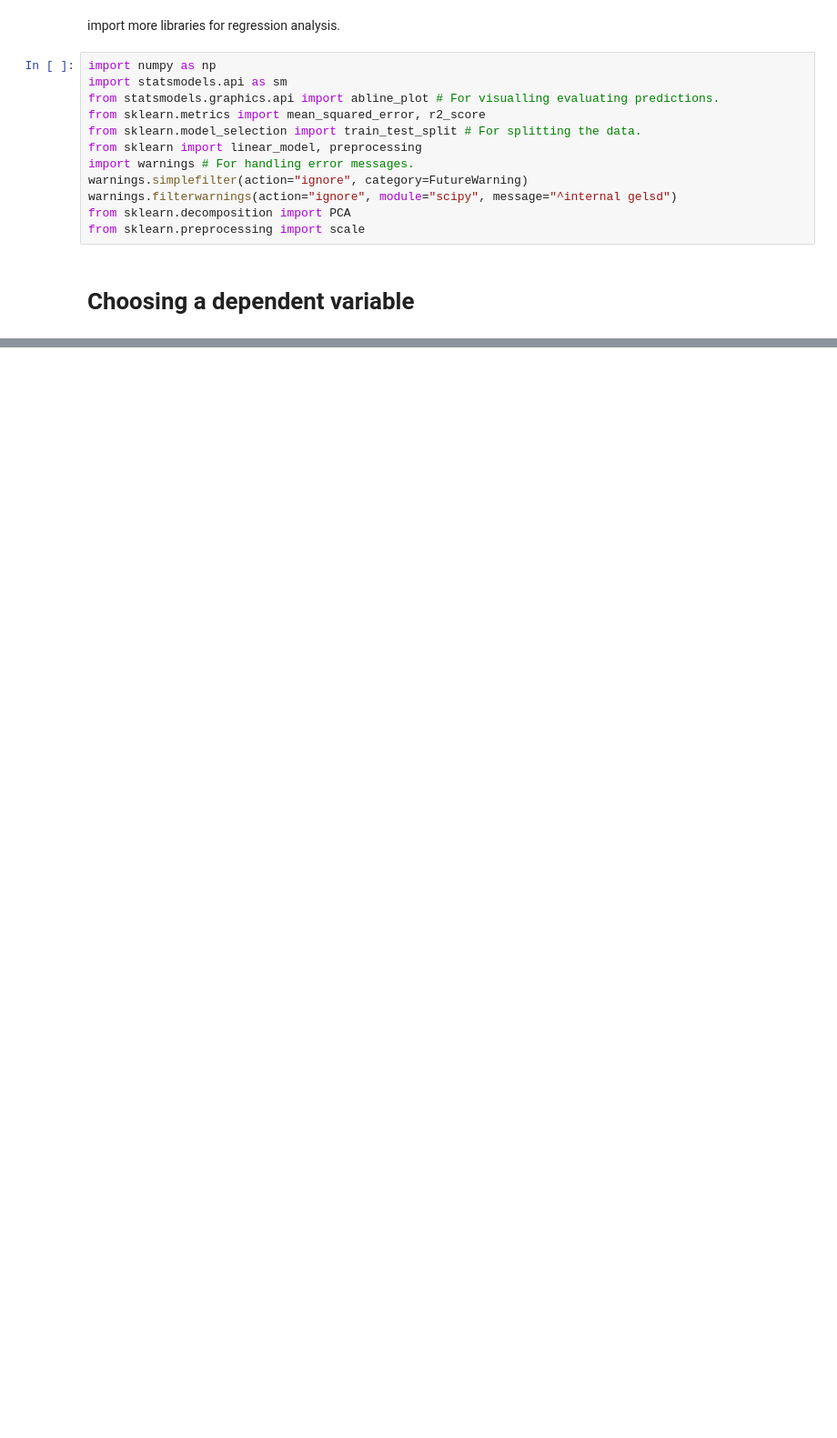
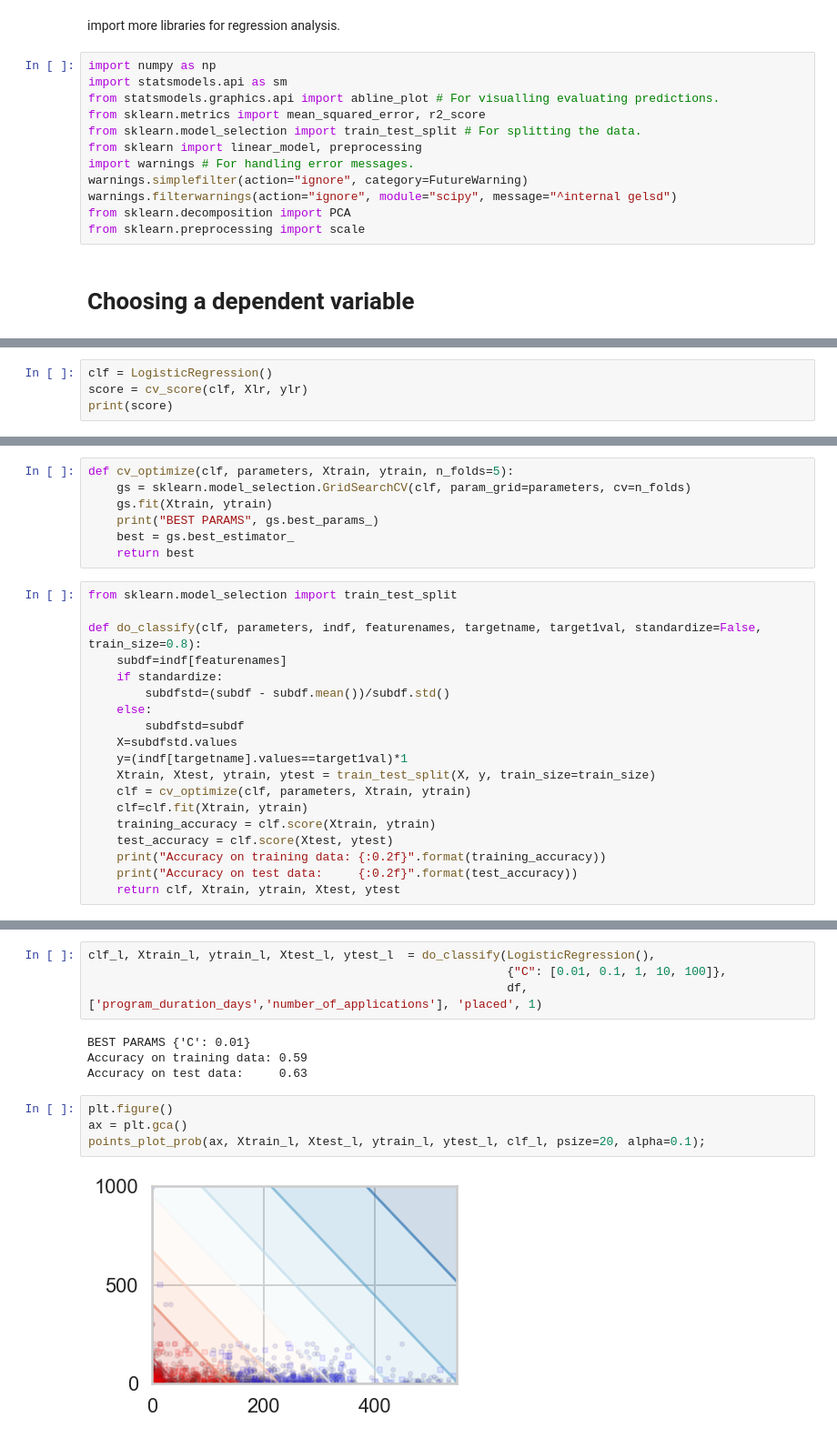
Before and after one commit to samokoye/Machine-Learning, a Jupyter notebook: Pathrise Business Analysis/Data Analysis for Pathrise Company.ipynb, the cells around one changed output, grey strips where cells are left out. Shown at 91% size. Saved outputs shown, nothing was run; the diff lists cells and outputs as text; blank space fills up the shorter version.

```diff
--- a/Pathrise Business Analysis/Data Analysis for Pathrise Company.ipynb
+++ b/Pathrise Business Analysis/Data Analysis for Pathrise Company.ipynb
@@ -326,0 +513,4 @@ The #2 is a linear regression progression problem and i will be using "program_d
+# %%
+clf = LogisticRegression()
+score = cv_score(clf, Xlr, ylr)
+print(score)
@@ -326,0 +564,26 @@ The #2 is a linear regression progression problem and i will be using "program_d
+# %%
+def cv_optimize(clf, parameters, Xtrain, ytrain, n_folds=5):
+    gs = sklearn.model_selection.GridSearchCV(clf, param_grid=parameters, cv=n_folds)
+    gs.fit(Xtrain, ytrain)
+    print("BEST PARAMS", gs.best_params_)
+    best = gs.best_estimator_
+    return best
+# %%
+from sklearn.model_selection import train_test_split
+
+def do_classify(clf, parameters, indf, featurenames, targetname, target1val, standardize=False, train_size=0.8):
+    subdf=indf[featurenames]
+    if standardize:
+        subdfstd=(subdf - subdf.mean())/subdf.std()
+    else:
+        subdfstd=subdf
+    X=subdfstd.values
+    y=(indf[targetname].values==target1val)*1
+    Xtrain, Xtest, ytrain, ytest = train_test_split(X, y, train_size=train_size)
+    clf = cv_optimize(clf, parameters, Xtrain, ytrain)
+    clf=clf.fit(Xtrain, ytrain)
+    training_accuracy = clf.score(Xtrain, ytrain)
+    test_accuracy = clf.score(Xtest, ytest)
+    print("Accuracy on training data: {:0.2f}".format(training_accuracy))
+    print("Accuracy on test data:     {:0.2f}".format(test_accuracy))
+    return clf, Xtrain, ytrain, Xtest, ytest
@@ -326,0 +651,14 @@ The #2 is a linear regression progression problem and i will be using "program_d
+# %%
+clf_l, Xtrain_l, ytrain_l, Xtest_l, ytest_l  = do_classify(LogisticRegression(),
+                                                           {"C": [0.01, 0.1, 1, 10, 100]},
+                                                           df, ['program_duration_days','number_of_applications'], 'placed', 1)
+# %% [output]
+BEST PARAMS {'C': 0.01}
+Accuracy on training data: 0.59
+Accuracy on test data:     0.63
+# %%
+plt.figure()
+ax = plt.gca()
+points_plot_prob(ax, Xtrain_l, Xtest_l, ytrain_l, ytest_l, clf_l, psize=20, alpha=0.1);
+# %% [output]
+[figure, added]
```
Also changed, not shown: parts of 48 cells of this notebook.
